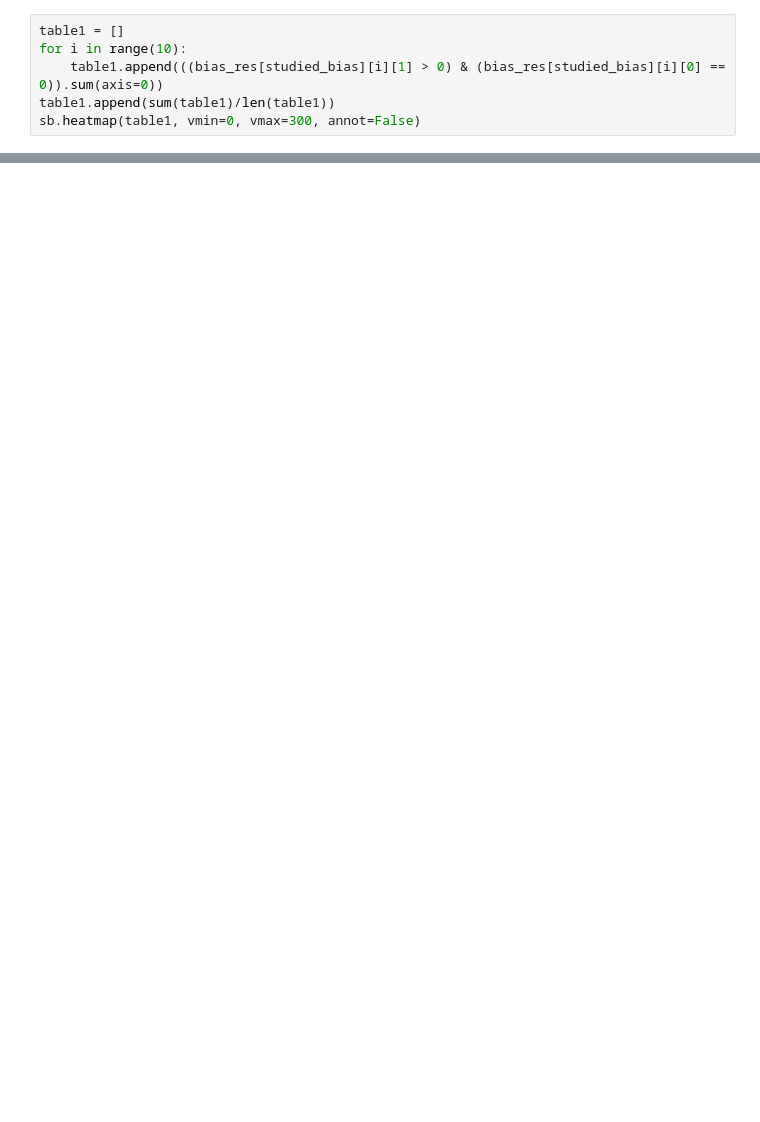
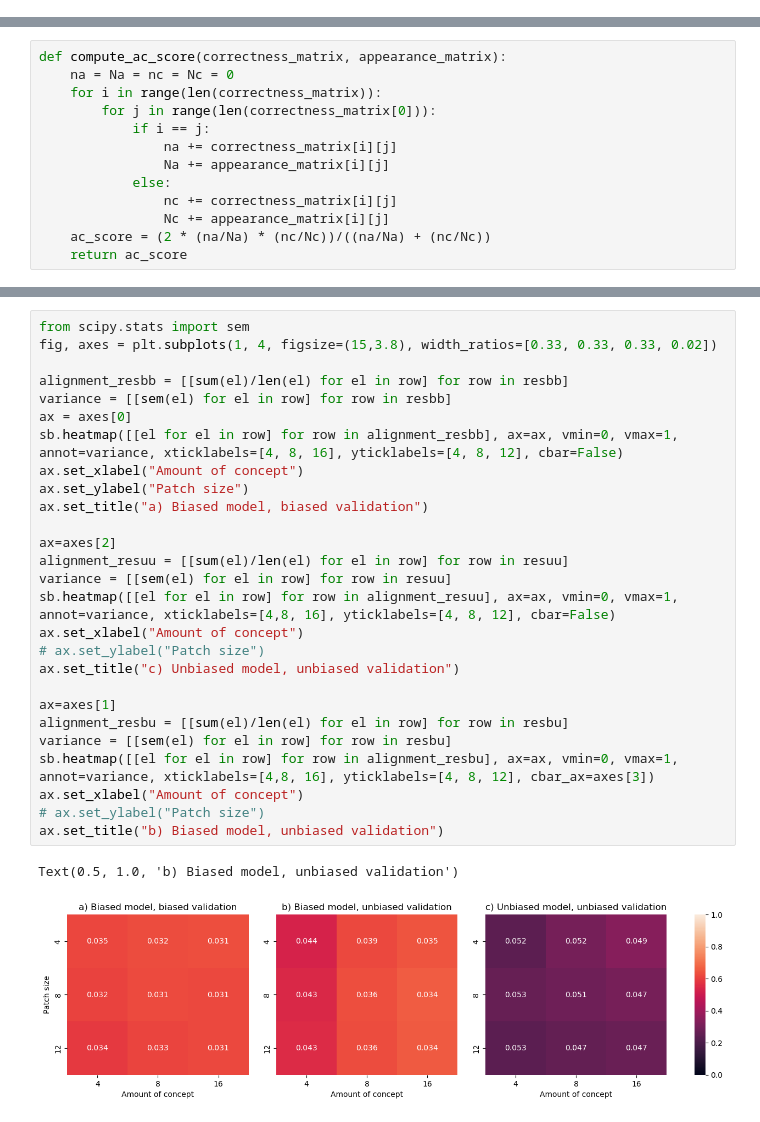
Before and after one commit to vitryt/label-free-bias-identification, a Jupyter notebook: data_recovery.ipynb, the cells around one changed output, grey strips where cells are left out. Saved outputs shown, nothing was run; the diff lists cells and outputs as text; blank space fills up the shorter version.

```diff
--- a/data_recovery.ipynb
+++ b/data_recovery.ipynb
@@ -896,6 +0,0 @@ sb.heatmap(table, center=0, annot=False)
-# %%
-table1 = []
-for i in range(10):
-    table1.append(((bias_res[studied_bias][i][1] > 0) & (bias_res[studied_bias][i][0] == 0)).sum(axis=0))
-table1.append(sum(table1)/len(table1))
-sb.heatmap(table1, vmin=0, vmax=300, annot=False)
@@ -1018,0 +29,13 @@ sb.heatmap(res["accuracy_matrix"], vmin=0, vmax=1, annot=True)
+# %%
+def compute_ac_score(correctness_matrix, appearance_matrix):
+    na = Na = nc = Nc = 0
+    for i in range(len(correctness_matrix)):
+        for j in range(len(correctness_matrix[0])):
+            if i == j:
+                na += correctness_matrix[i][j]
+                Na += appearance_matrix[i][j]
+            else:
+                nc += correctness_matrix[i][j]
+                Nc += appearance_matrix[i][j]
+    ac_score = (2 * (na/Na) * (nc/Nc))/((na/Na) + (nc/Nc))
+    return ac_score
@@ -1018,0 +219,30 @@ sb.heatmap(res["accuracy_matrix"], vmin=0, vmax=1, annot=True)
+# %%
+from scipy.stats import sem
+fig, axes = plt.subplots(1, 4, figsize=(15,3.8), width_ratios=[0.33, 0.33, 0.33, 0.02])
+
+alignment_resbb = [[sum(el)/len(el) for el in row] for row in resbb]
+variance = [[sem(el) for el in row] for row in resbb]
+ax = axes[0]
+sb.heatmap([[el for el in row] for row in alignment_resbb], ax=ax, vmin=0, vmax=1, annot=variance, xticklabels=[4, 8, 16], yticklabels=[4, 8, 12], cbar=False)
+ax.set_xlabel("Amount of concept")
+ax.set_ylabel("Patch size")
+ax.set_title("a) Biased model, biased validation")
+
+ax=axes[2]
+alignment_resuu = [[sum(el)/len(el) for el in row] for row in resuu]
+variance = [[sem(el) for el in row] for row in resuu]
+sb.heatmap([[el for el in row] for row in alignment_resuu], ax=ax, vmin=0, vmax=1, annot=variance, xticklabels=[4,8, 16], yticklabels=[4, 8, 12], cbar=False)
+ax.set_xlabel("Amount of concept")
+# ax.set_ylabel("Patch size")
+ax.set_title("c) Unbiased model, unbiased validation")
+
+ax=axes[1]
+alignment_resbu = [[sum(el)/len(el) for el in row] for row in resbu]
+variance = [[sem(el) for el in row] for row in resbu]
+sb.heatmap([[el for el in row] for row in alignment_resbu], ax=ax, vmin=0, vmax=1, annot=variance, xticklabels=[4,8, 16], yticklabels=[4, 8, 12], cbar_ax=axes[3])
+ax.set_xlabel("Amount of concept")
+# ax.set_ylabel("Patch size")
+ax.set_title("b) Biased model, unbiased validation")
+# %% [output]
+Text(0.5, 1.0, 'b) Biased model, unbiased validation')
+[figure, added]
```
Also changed, not shown: parts of 47 cells of this notebook, 21 other files.
